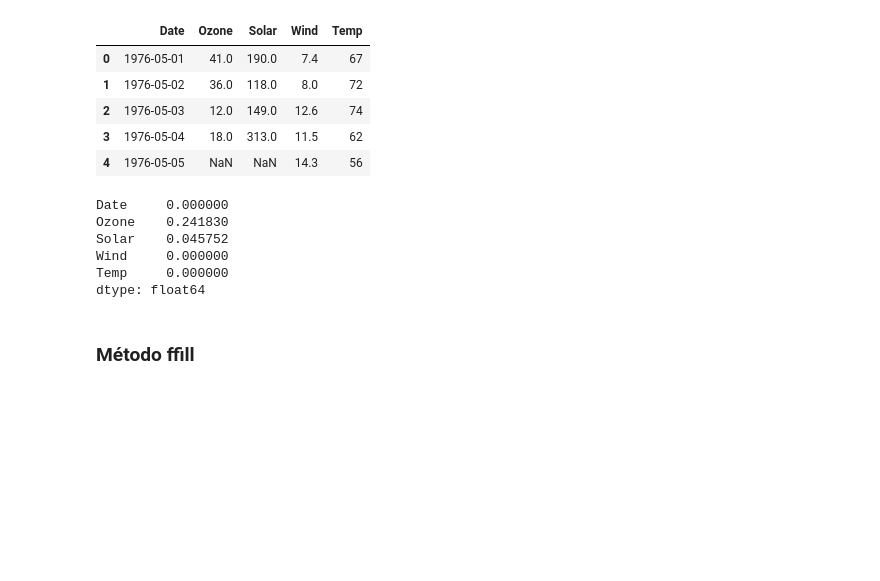
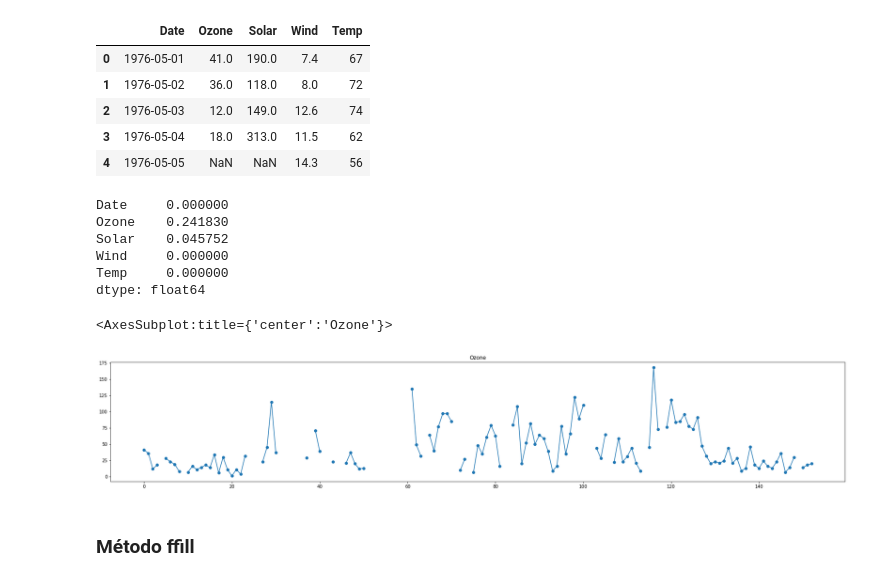
Before and after one commit to AlbertoRodrigues/MissingData, a Jupyter notebook: 3.imputacoes_simples_e_series_temporais/capitulo3.ipynb, the cells around one changed output. Drawn from its saved outputs; the diff is of its cells as text; code cells hidden in the pictures; blank space fills up the shorter version.

```diff
--- a/3.imputacoes_simples_e_series_temporais/capitulo3.ipynb
+++ b/3.imputacoes_simples_e_series_temporais/capitulo3.ipynb
@@ -84,6 +85,11 @@ Solar    0.045752
 Wind     0.000000
 Temp     0.000000
 dtype: float64
+# %%
+airquality['Ozone'].plot(title='Ozone', marker='o', figsize=(30, 5))
+# %% [output]
+<AxesSubplot:title={'center':'Ozone'}>
+[figure, added]
 # %% [markdown]
 ### Método ffill
 # %%
```
Also changed, not shown: parts of 9 cells of this notebook.
